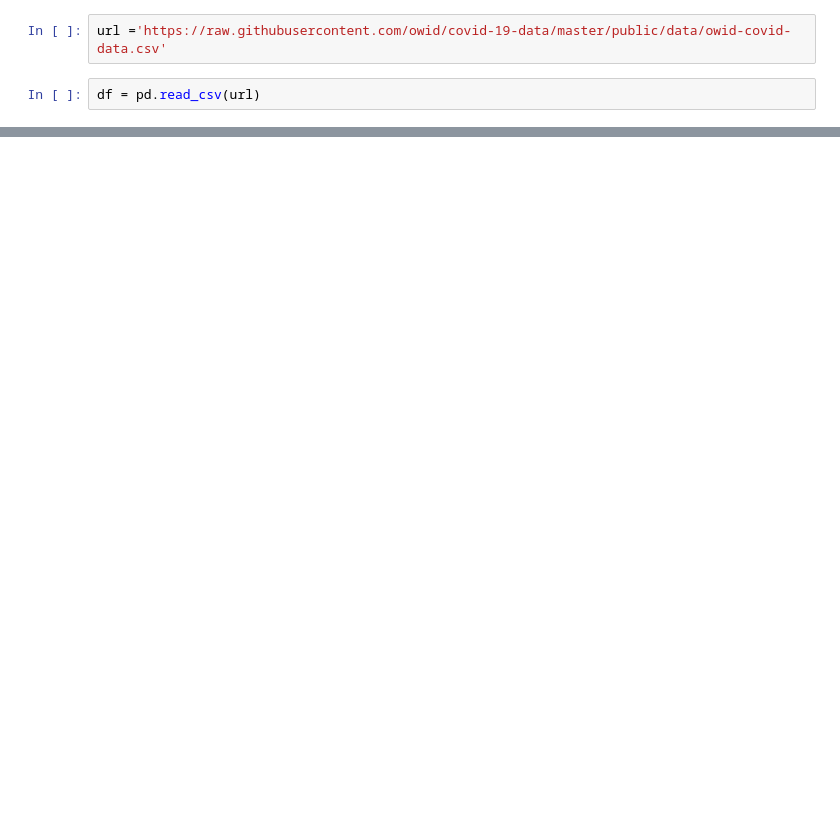
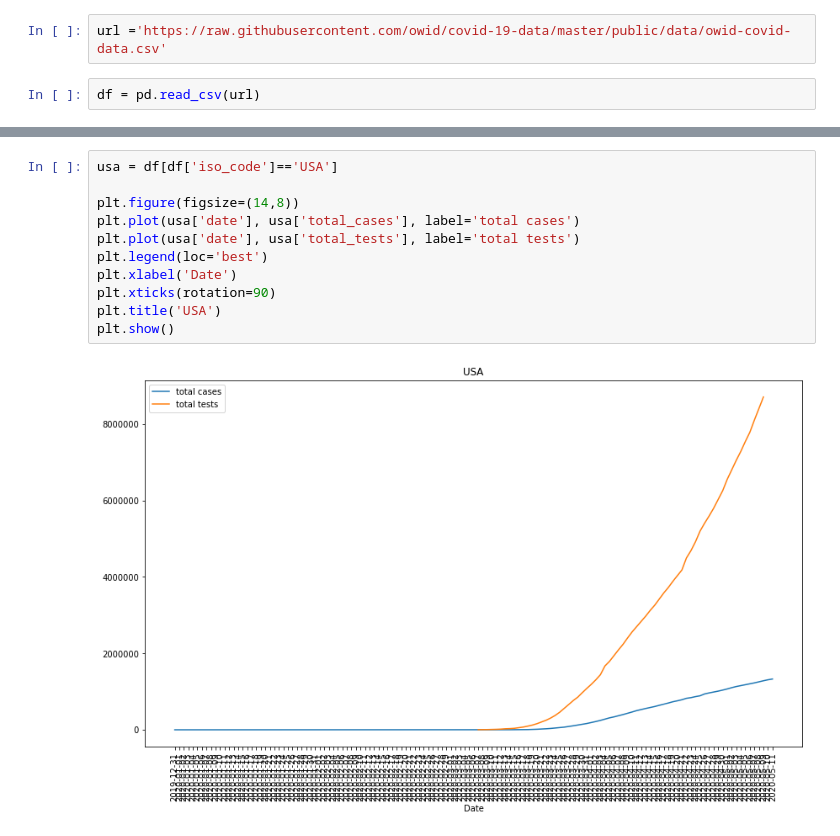
Before and after one commit to adeshkadambi/covid19-testing, a Jupyter notebook: eda.ipynb, the cells around one changed output, grey strips where cells are left out. Cells and saved outputs as stored; diff of their text form; blank space fills up the shorter version.

```diff
--- a/eda.ipynb
+++ b/eda.ipynb
@@ -36,0 +32,13 @@ None
+# %%
+usa = df[df['iso_code']=='USA']
+
+plt.figure(figsize=(14,8))
+plt.plot(usa['date'], usa['total_cases'], label='total cases')
+plt.plot(usa['date'], usa['total_tests'], label='total tests')
+plt.legend(loc='best')
+plt.xlabel('Date')
+plt.xticks(rotation=90)
+plt.title('USA')
+plt.show()
+# %% [output]
+[figure, added]
```
Also changed, not shown: parts of 9 cells of this notebook, 2 other files.
